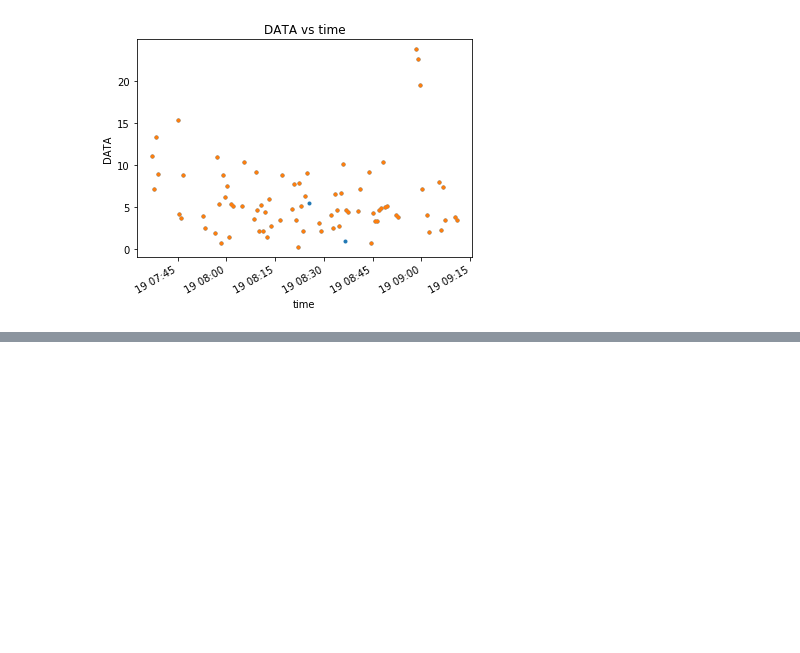
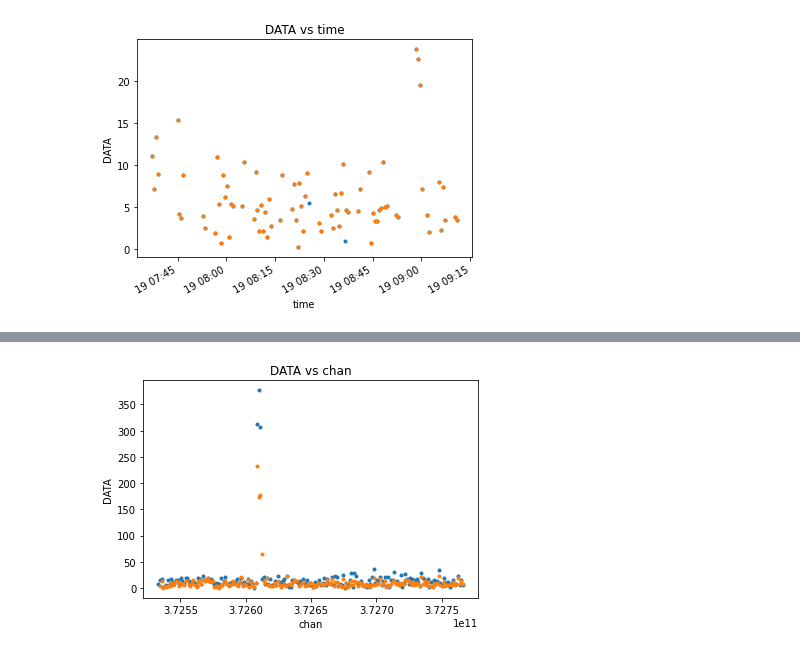
Before and after one commit to casangi/examples, a Jupyter notebook: Manipulating_visibilities.ipynb, the cells around one changed output, grey strips where cells are left out. Cells and saved outputs as stored; diff of their text form; code cells hidden in the pictures; blank space fills up the shorter version.

Commit message:
added chansmooth

```diff
--- a/Manipulating_visibilities.ipynb
+++ b/Manipulating_visibilities.ipynb
@@ -176,0 +187,9 @@ visualize(flg_avg_xds.DATA[:,100,100,0], 'time', overplot=True)
+# %%
+from cngi.vis import chansmooth
+
+smooth_xds = chansmooth(vis_xds)
+
+visualize(vis_xds.DATA[30,0,:,0], 'chan', drawplot=False)
+visualize(smooth_xds.DATA[30,0,:,0], 'chan', overplot=True)
+# %% [output]
+[figure, added]
```
Also changed, not shown: parts of 11 cells of this notebook.
